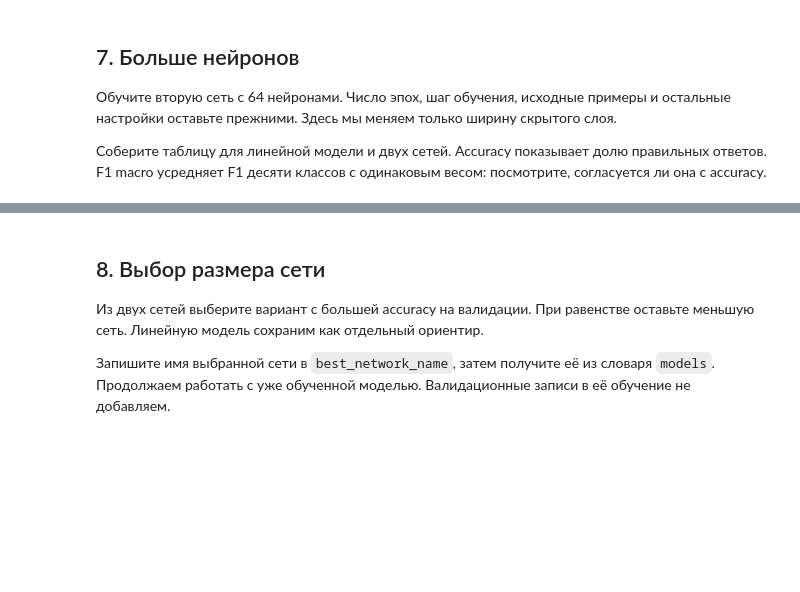
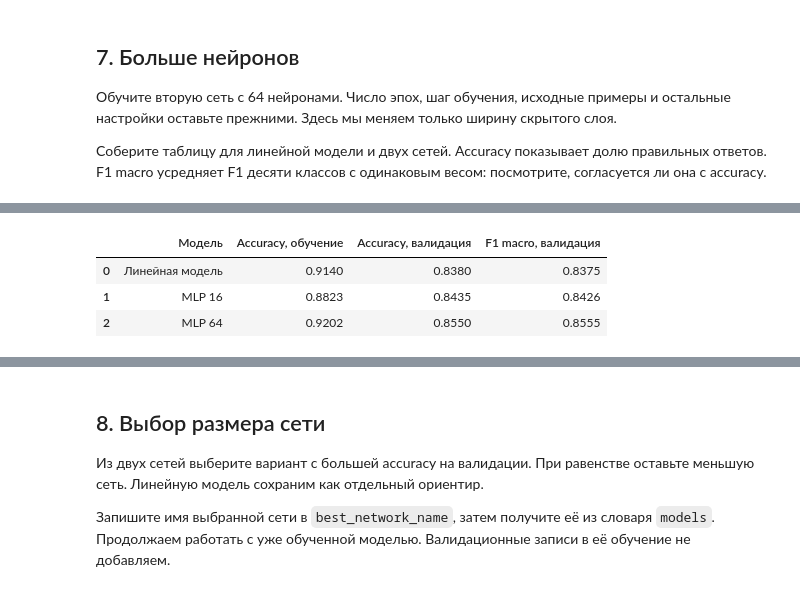
Before and after one commit to thundersen48/General_repository, a Jupyter notebook: study/the_basics_of_ai_lb5/Нейронные сети.ipynb, the cells around one changed output, grey strips where cells are left out. Drawn from its saved outputs; the diff is of its cells as text; code cells hidden in the pictures; blank space fills up the shorter version.

```diff
--- a/study/the_basics_of_ai_lb5/Нейронные сети.ipynb
+++ b/study/the_basics_of_ai_lb5/Нейронные сети.ipynb
@@ -31,10 +31,10 @@ from sklearn.linear_model import LogisticRegression
 from sklearn.neural_network import MLPClassifier
 from sklearn.metrics import accuracy_score, f1_score, ConfusionMatrixDisplay
 
-RANDOM_STATE = ваш_номер_из_списка_группы
+RANDOM_STATE = 12
 VALID_SIZE = 2000
-EPOCHS = количество_эпох_для_обучения
-BATCH_SIZE = размер_пакета_для_обучения
+EPOCHS = 25
+BATCH_SIZE = 128
 MODEL_THREADS = 2
 DATA_PATH = Path('data/fashion_mnist_subset.npz')
 EXPORT_DIR = Path('exports')
@@ -219,17 +271,22 @@ history_wide = ...  # продолжительность и данные так
 # %%
 models = {'Линейная модель': linear, 'MLP 16': small_network, 'MLP 64': wide_network}
 validation_rows = []
 with threadpool_limits(limits=MODEL_THREADS):
     for name, model in models.items():
         valid_prediction = model.predict(X_valid)
         validation_rows.append({
             'Модель': name,
-            'Accuracy, обучение': ...,
-            'Accuracy, валидация': ...,
-            'F1 macro, валидация': ...,
+            'Accuracy, обучение': accuracy_score(y_train, model.predict(X_train)),
+            'Accuracy, валидация': accuracy_score(y_valid, valid_prediction),
+            'F1 macro, валидация': f1_score(y_valid, valid_prediction, average='macro', zero_division=0),
         })
 validation_results = pd.DataFrame(validation_rows)
 display(validation_results.round(4))
+# %% [output]
+|  | Модель | Accuracy, обучение | Accuracy, валидация | F1 macro, валидация |
+| 0 | Линейная модель | 0.9140 | 0.8380 | 0.8375 |
+| 1 | MLP 16 | 0.8823 | 0.8435 | 0.8426 |
+| 2 | MLP 64 | 0.9202 | 0.8550 | 0.8555 |
 # %%
 comparison = validation_results.set_index('Модель')[['Accuracy, обучение', 'Accuracy, валидация']]
 comparison.columns = ['Обучение', 'Валидация']
```
Also changed, not shown: parts of 20 cells of this notebook, 5 other files.
